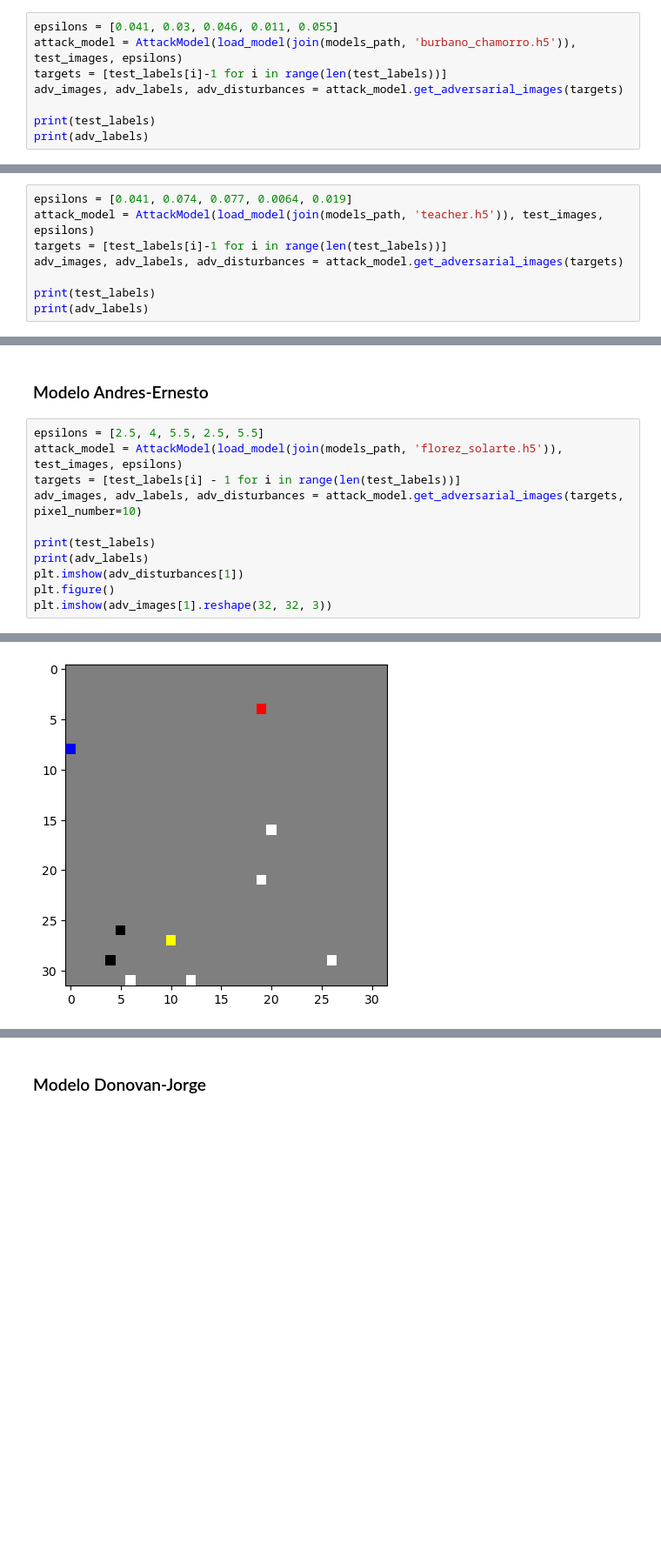
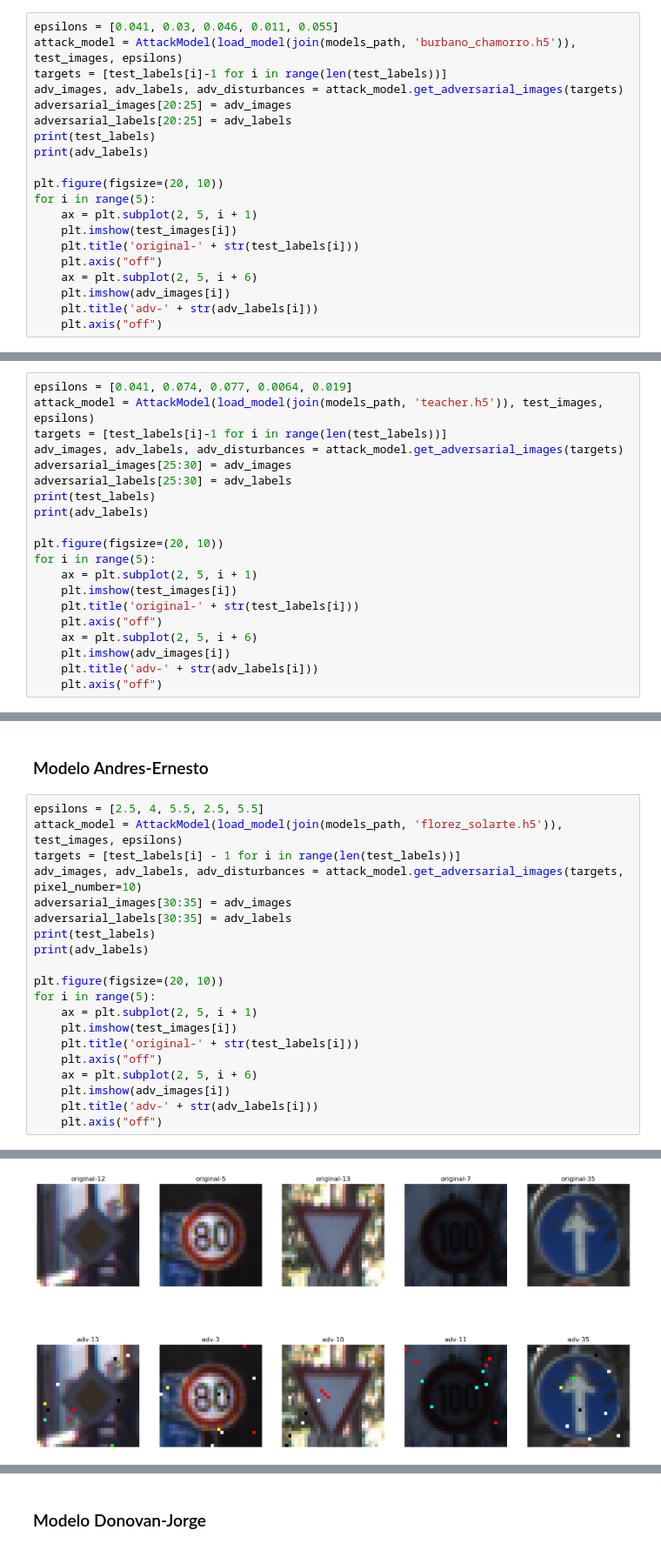
Before and after one commit to DonovanSB/talleres-rl, a Jupyter notebook: taller_ataques.ipynb, the cells around one changed output, grey strips where cells are left out. Shown: that part at 87% size. Saved outputs shown, nothing was run; the diff lists cells and outputs as text; blank space fills up the shorter version.

```diff
--- a/taller_ataques.ipynb
+++ b/taller_ataques.ipynb
@@ -173,7 +243,19 @@ epsilons = [0.041, 0.03, 0.046, 0.011, 0.055]
 attack_model = AttackModel(load_model(join(models_path, 'burbano_chamorro.h5')), test_images, epsilons)
 targets = [test_labels[i]-1 for i in range(len(test_labels))]
 adv_images, adv_labels, adv_disturbances = attack_model.get_adversarial_images(targets)
-
+adversarial_images[20:25] = adv_images
+adversarial_labels[20:25] = adv_labels
 print(test_labels)
 print(adv_labels)
+
+plt.figure(figsize=(20, 10))
+for i in range(5):
+    ax = plt.subplot(2, 5, i + 1)
+    plt.imshow(test_images[i])
+    plt.title('original-' + str(test_labels[i]))
+    plt.axis("off")
+    ax = plt.subplot(2, 5, i + 6)
+    plt.imshow(adv_images[i])
+    plt.title('adv-' + str(adv_labels[i]))
+    plt.axis("off")
 # %% [output]
@@ -186,7 +271,19 @@ epsilons = [0.041, 0.074, 0.077, 0.0064, 0.019]
 attack_model = AttackModel(load_model(join(models_path, 'teacher.h5')), test_images, epsilons)
 targets = [test_labels[i]-1 for i in range(len(test_labels))]
 adv_images, adv_labels, adv_disturbances = attack_model.get_adversarial_images(targets)
-
+adversarial_images[25:30] = adv_images
+adversarial_labels[25:30] = adv_labels
 print(test_labels)
 print(adv_labels)
+
+plt.figure(figsize=(20, 10))
+for i in range(5):
+    ax = plt.subplot(2, 5, i + 1)
+    plt.imshow(test_images[i])
+    plt.title('original-' + str(test_labels[i]))
+    plt.axis("off")
+    ax = plt.subplot(2, 5, i + 6)
+    plt.imshow(adv_images[i])
+    plt.title('adv-' + str(adv_labels[i]))
+    plt.axis("off")
 # %% [output]
@@ -201,11 +302,20 @@ epsilons = [2.5, 4, 5.5, 2.5, 5.5]
 attack_model = AttackModel(load_model(join(models_path, 'florez_solarte.h5')), test_images, epsilons)
 targets = [test_labels[i] - 1 for i in range(len(test_labels))]
 adv_images, adv_labels, adv_disturbances = attack_model.get_adversarial_images(targets, pixel_number=10)
-
+adversarial_images[30:35] = adv_images
+adversarial_labels[30:35] = adv_labels
 print(test_labels)
 print(adv_labels)
-plt.imshow(adv_disturbances[1])
-plt.figure()
-plt.imshow(adv_images[1].reshape(32, 32, 3))
+
+plt.figure(figsize=(20, 10))
+for i in range(5):
+    ax = plt.subplot(2, 5, i + 1)
+    plt.imshow(test_images[i])
+    plt.title('original-' + str(test_labels[i]))
+    plt.axis("off")
+    ax = plt.subplot(2, 5, i + 6)
+    plt.imshow(adv_images[i])
+    plt.title('adv-' + str(adv_labels[i]))
+    plt.axis("off")
 # %% [output]
 Clipping input data to the valid range for imshow with RGB data ([0..1] for floats or [0..255] for integers).
@@ -215 +328 @@ Clipping input data to the valid range for imshow with RGB data ([0..1] for floa
-[figure, old version]
+[figure, new version]
```
Also changed, not shown: parts of 17 cells of this notebook.
